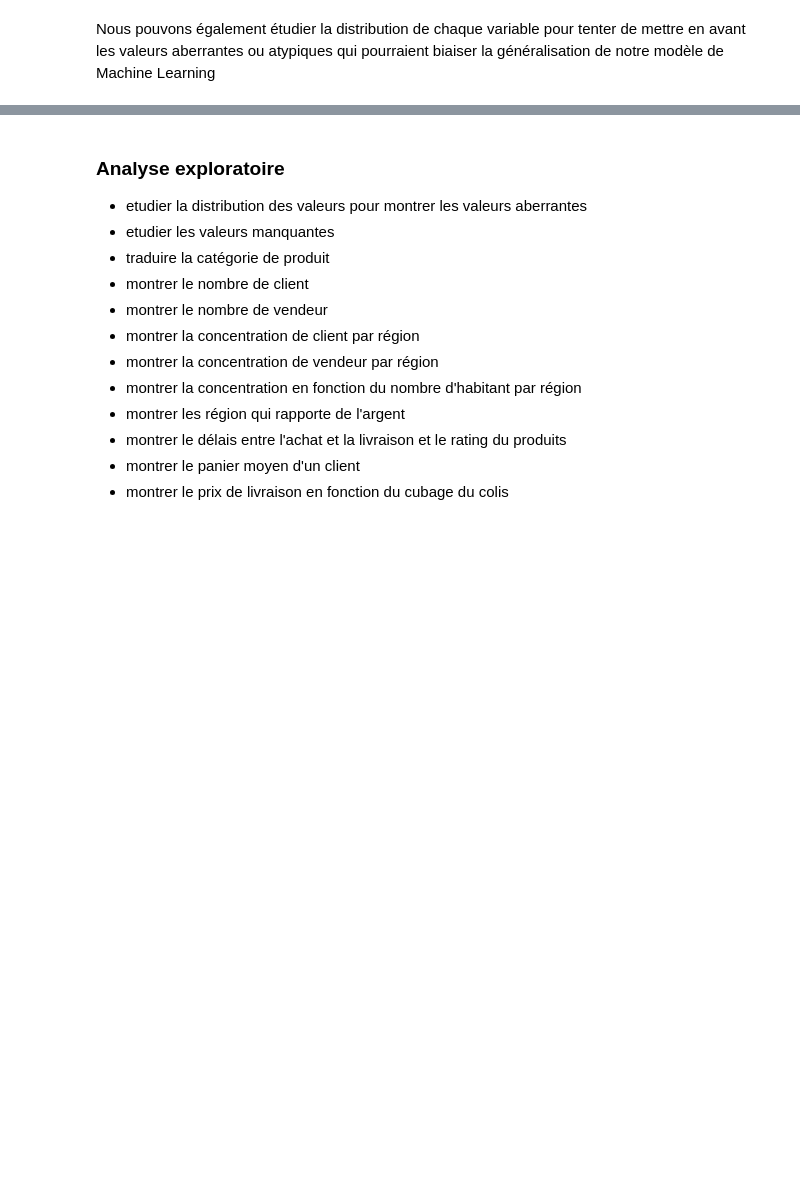
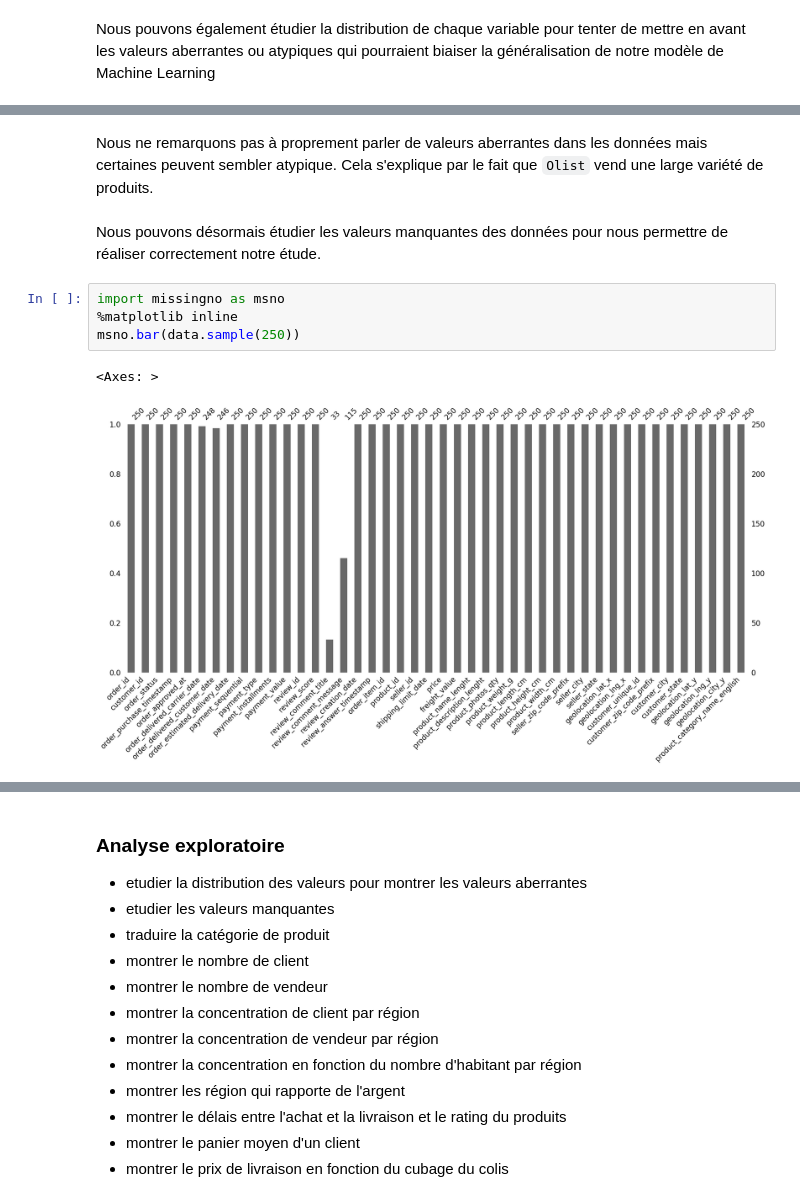
Before and after one commit to HaDock404/CustomerSegmentation, a Jupyter notebook: notebook.ipynb, the cells around one changed output, grey strips where cells are left out. Drawn from its saved outputs; the diff is of its cells as text; blank space fills up the shorter version.

```diff
--- a/notebook.ipynb
+++ b/notebook.ipynb
@@ -213,0 +245,11 @@ data.describe()
+# %% [markdown]
+Nous ne remarquons pas à proprement parler de valeurs aberrantes dans les données mais certaines peuvent sembler atypique. Cela s'explique par le fait que `Olist` vend une large variété de produits.
+# %% [markdown]
+Nous pouvons désormais étudier les valeurs manquantes des données pour nous permettre de réaliser correctement notre étude.
+# %%
+import missingno as msno
+%matplotlib inline
+msno.bar(data.sample(250))
+# %% [output]
+<Axes: >
+[figure, added]
```
Also changed, not shown: parts of 19 cells of this notebook.
